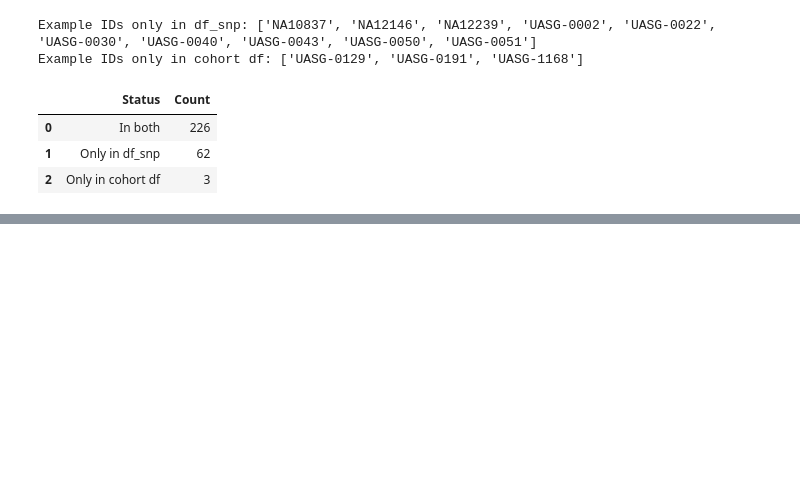
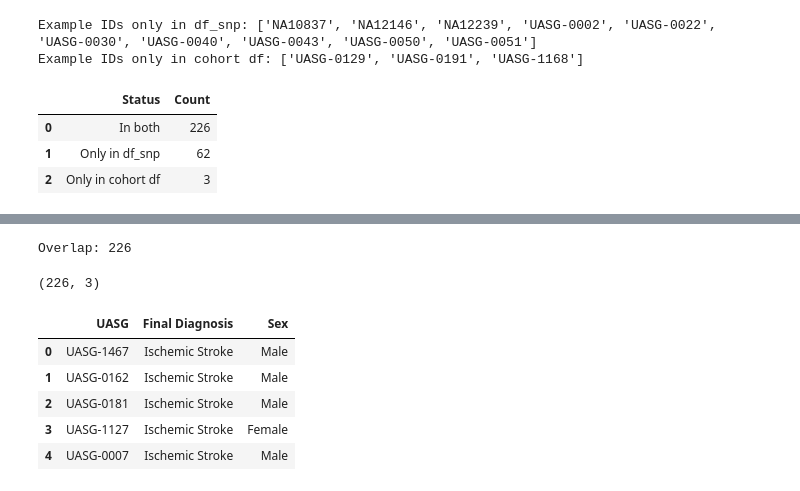
Before and after one commit to sabbasii/illumina-genotyping-pipeline, a Jupyter notebook: scripts/Explore_Temp.ipynb, the cells around one changed output, grey strips where cells are left out. Cells and saved outputs as stored; diff of their text form; code cells hidden in the pictures; blank space fills up the shorter version.

```diff
--- a/scripts/Explore_Temp.ipynb
+++ b/scripts/Explore_Temp.ipynb
@@ -346,0 +1039,25 @@ display(summary)
+# %%
+# overlap set from your earlier calculation
+overlap_ids = set(df_snp["Sample_Name"].astype(str).str.strip()) & set(dfT2.columns[7:])
+print("Overlap:", len(overlap_ids))
+# %% [output]
+Overlap: 226
+# %%
+# pull metadata from df_csv
+# Clean UASG in df_csv
+df_csv["_UASG_clean"] = df_csv["UASG"].astype(str).str.strip()
+
+# Subset to overlap samples
+meta_overlap = df_csv.loc[df_csv["_UASG_clean"].isin(overlap_ids),
+                          ["UASG", "Final Diagnosis", "Sex"]]
+
+print(meta_overlap.shape)
+display(meta_overlap.head())
+# %% [output]
+(226, 3)
+|  | UASG | Final Diagnosis | Sex |
+| 0 | UASG-1467 | Ischemic Stroke | Male |
+| 1 | UASG-0162 | Ischemic Stroke | Male |
+| 2 | UASG-0181 | Ischemic Stroke | Male |
+| 3 | UASG-1127 | Ischemic Stroke | Female |
+| 4 | UASG-0007 | Ischemic Stroke | Male |
```
Also changed, not shown: parts of 56 cells of this notebook, 34 other files.
